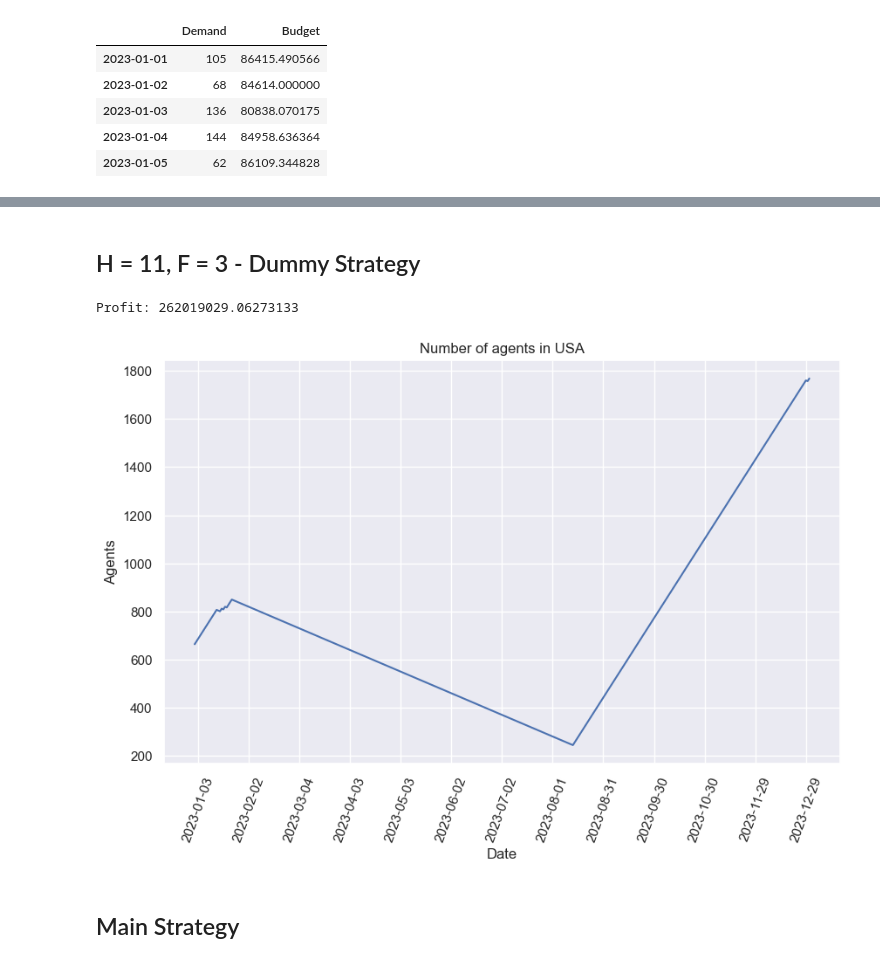
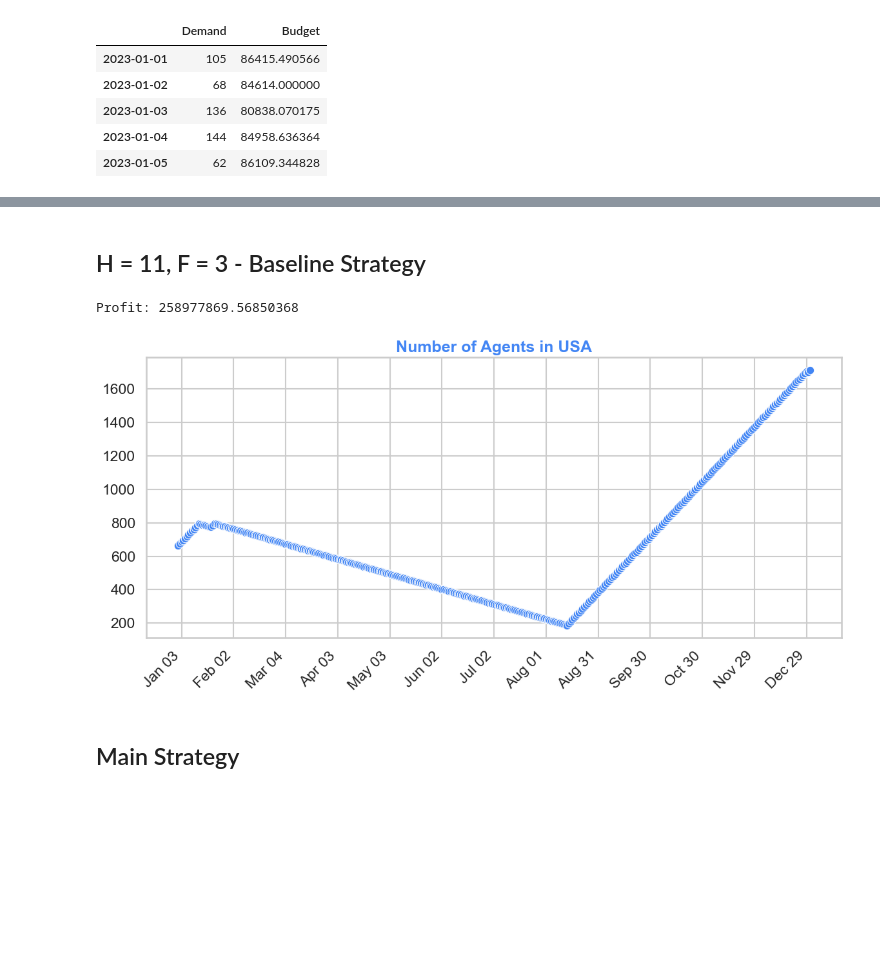
Before and after one commit to Dynamic-Agent-Staffing-Plan-Google-Ads/dynamic-agent-staffing-plan-google-ads, a Jupyter notebook: Main.ipynb, the cells around one changed output, grey strips where cells are left out. Saved outputs shown, nothing was run; the diff lists cells and outputs as text; code cells hidden in the pictures; blank space fills up the shorter version.

```diff
--- a/Main.ipynb
+++ b/Main.ipynb
@@ -351,9 +351,16 @@ print(max_profit, H_best, F_best)
 19 4
 208113006.39958894 11 3
 # %% [markdown]
-## H = 11, F = 3 - Dummy Strategy
+## H = 11, F = 3 - Baseline Strategy
 # %%
 import seaborn as sns
+
+threshold = budget_demand["Demand"][:365].mean()
+
+# Agents pool
+free_agents = agents.loc[agents["Country"] == "USA"].loc[:,"Existing_Agent_Count"][0]
+
+salary = agents.iloc[0,1]
 
 agents_pool = np.array([[0 for i in range(10)] for _ in range(free_agents)])
 adv_id = 1
@@ -430,43 +437,58 @@ for day in range(365):
     # Update agents pool
     for j in range(agents_pool.shape[0]):
         for spot in range(10):
             if agents_pool[j][spot] > 0:
                 agents_pool[j][spot] -= 1
 
     advertiser_pool = [x for x in advertiser_pool if x[2] not in ids_remove]
 
     # Update advertisers count
     for i in range(len(advertiser_pool)):
         advertiser_pool[i][1] += 1
 
     advertiser_pool = [x for x in advertiser_pool if x[1] < 60]
 
     current_date += pd.Timedelta(days = 1)
 
     agent.append(agents_pool.shape[0])
 
 
 Profit = Rev - Costs
 
 print(f"Profit: {Profit}")
 
 agent = np.array(agent)
 
 dates = budget_demand.index[:agent.shape[0]]
 
-fig, ax = plt.subplots(figsize=(10, 6))
+def plot_agents_baseline(dates, agent):
+    fig, ax = plt.subplots(figsize=(12, 6))
 
-dates_agents = pd.DataFrame({"Date": dates, "Agents": agent})
+    dates_agents = pd.DataFrame({"Date": dates, "Agents": agent})
 
-sns.set_theme()
-sns.lineplot(dates_agents, x = "Date", y = "Agents")
-ax.xaxis.set_major_locator(mdates.DayLocator(interval=30))
-plt.xticks(rotation=70)
-plt.title(f"Number of agents in USA")
-plt.show()
+    sns.set_theme(style = "whitegrid", context = "talk")
+    sns.lineplot(data = dates_agents, x = "Date", y = "Agents",
+                 ax = ax, marker = "o", color = "#4285F4", linewidth = 2.5)
+
+    ax.xaxis.set_major_locator(mdates.DayLocator(interval=30))
+    ax.xaxis.set_major_formatter(mdates.DateFormatter("%b %d"))
+    plt.xticks(rotation=45, ha = "right")
+
+    ax.set_title("Number of Agents in USA", fontsize=18, weight='bold', color = "#4285F4")
+    ax.set_xlabel("")
+    ax.set_ylabel("")
+
+    plt.tight_layout()
+
+    return fig
+
+sns.set_theme(style = "whitegrid", context = "talk")
+fig_baseline = plot_agents_baseline(dates, agent)
+
+fig_baseline.savefig('agents_baseline.tiff', format = 'tiff', dpi=300, bbox_inches='tight')
 # %% [output]
-Profit: 262019029.06273133
+Profit: 258977869.56850368
-[figure, old version]
+[figure, new version]
 # %% [markdown]
 ## Main Strategy
 # %%
```
Also changed, not shown: parts of 3 cells of this notebook, 2 other files.
